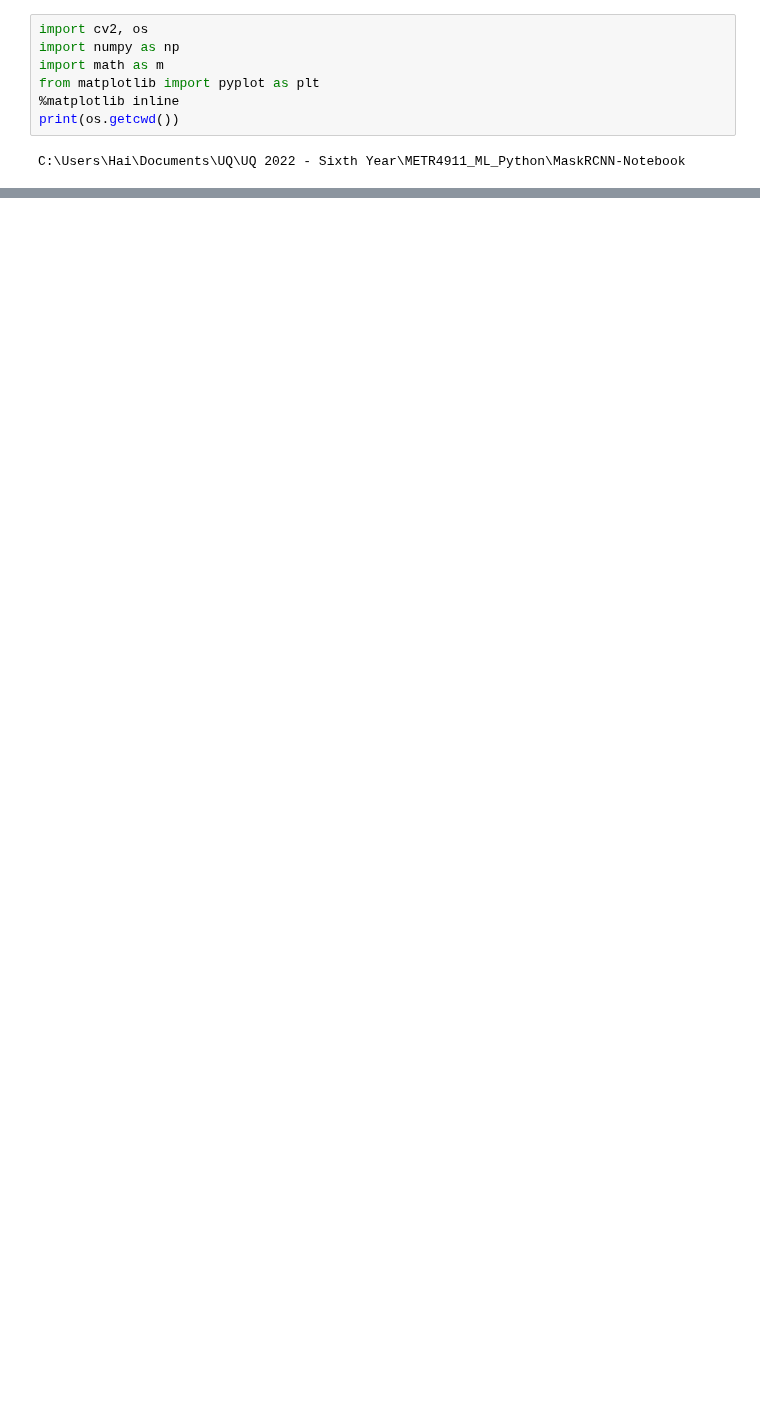
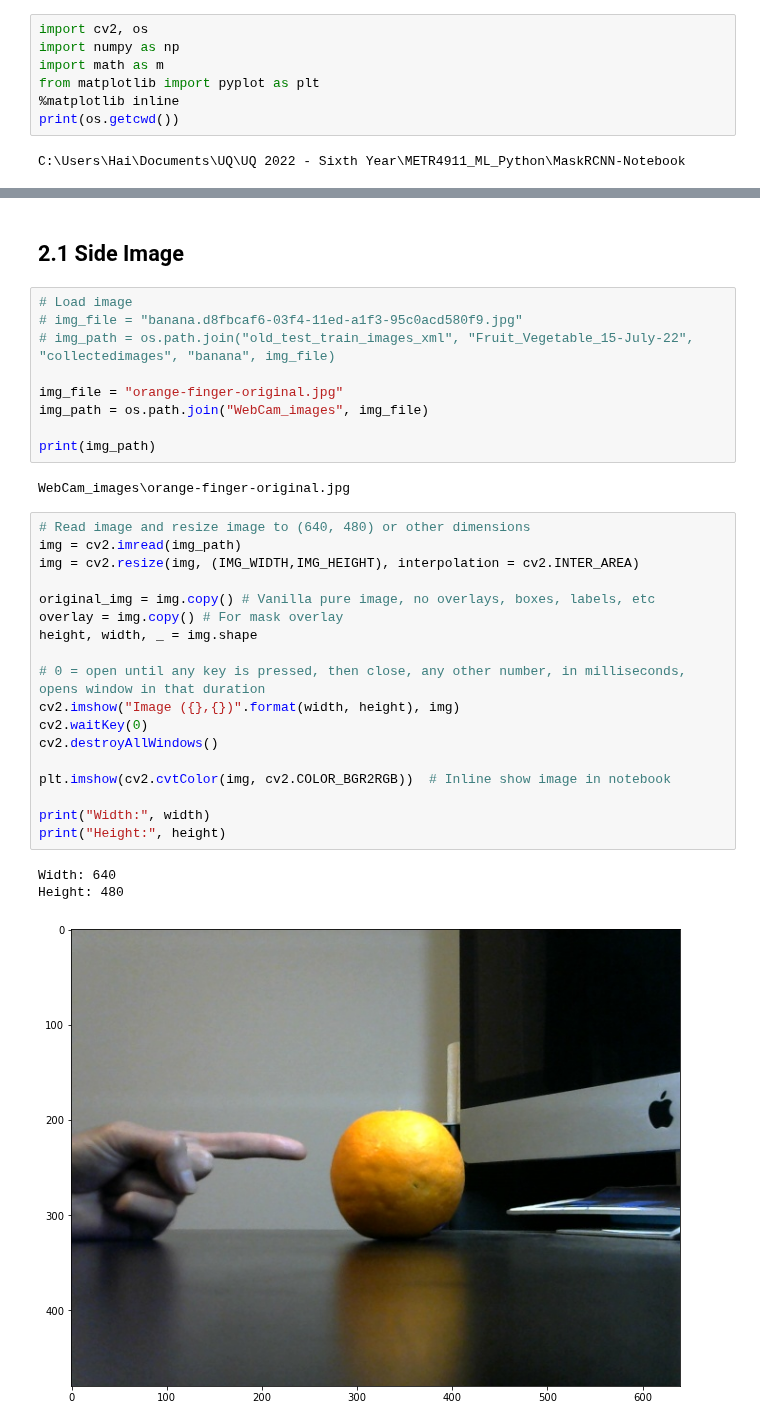
Before and after one commit to kainphoton/METR4911_MaskRCNN, a Jupyter notebook: 100.MaskR-CNN_Top-Side-View_ver5.ipynb, the cells around one changed output, grey strips where cells are left out. Cells and saved outputs as stored; diff of their text form; blank space fills up the shorter version.

Commit message:
Cleaner version, now working on implementing top view function with side view functions together

```diff
--- a/100.MaskR-CNN_Top-Side-View_ver5.ipynb
+++ b/100.MaskR-CNN_Top-Side-View_ver5.ipynb
@@ -57,0 +452,35 @@ plt.rcParams['figure.figsize'] = [6.4*1.75, 4.8*1.75]
+# %% [markdown]
+## 2.1 Side Image
+# %%
+# Load image
+# img_file = "banana.d8fbcaf6-03f4-11ed-a1f3-95c0acd580f9.jpg"
+# img_path = os.path.join("old_test_train_images_xml", "Fruit_Vegetable_15-July-22", "collectedimages", "banana", img_file)
+
+img_file = "orange-finger-original.jpg"
+img_path = os.path.join("WebCam_images", img_file)
+
+print(img_path)
+# %% [output]
+WebCam_images\orange-finger-original.jpg
+# %%
+# Read image and resize image to (640, 480) or other dimensions
+img = cv2.imread(img_path)
+img = cv2.resize(img, (IMG_WIDTH,IMG_HEIGHT), interpolation = cv2.INTER_AREA)
+
+original_img = img.copy() # Vanilla pure image, no overlays, boxes, labels, etc
+overlay = img.copy() # For mask overlay
+height, width, _ = img.shape
+
+# 0 = open until any key is pressed, then close, any other number, in milliseconds, opens window in that duration
+cv2.imshow("Image ({},{})".format(width, height), img)
+cv2.waitKey(0)
+cv2.destroyAllWindows()
+
+plt.imshow(cv2.cvtColor(img, cv2.COLOR_BGR2RGB))  # Inline show image in notebook
+
+print("Width:", width)
+print("Height:", height)
+# %% [output]
+Width: 640
+Height: 480
+[figure, added]
```
Also changed, not shown: parts of 10 cells of this notebook.
